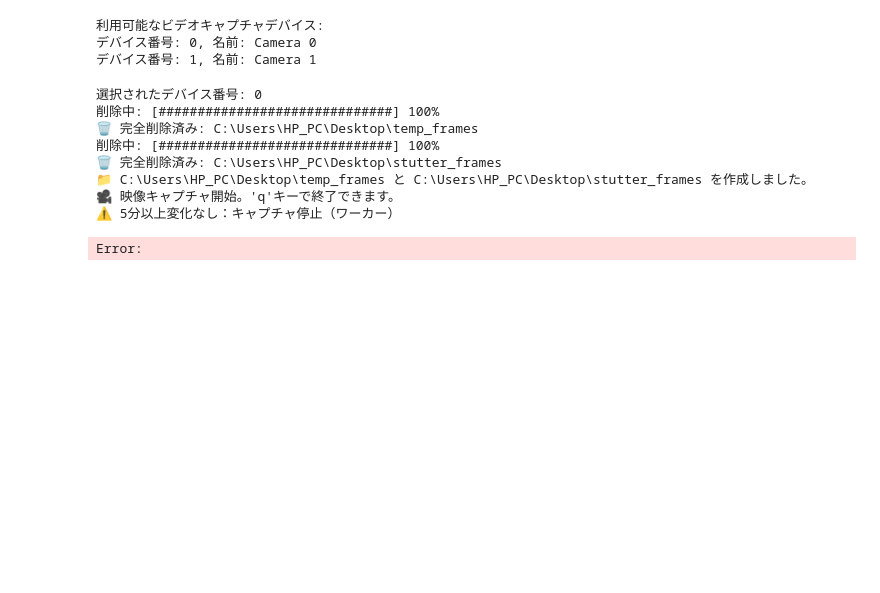
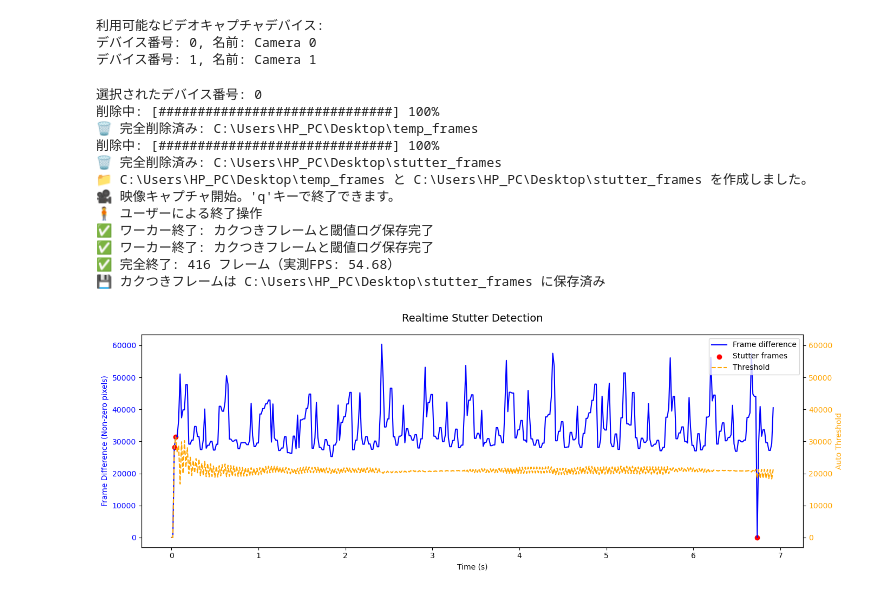
Before and after one commit to y-fukushima-0501/MAIN_workspace_TestProg_video, a Jupyter notebook: notebooks/v0.0.2.ipynb, the cells around one changed output. Cells and saved outputs as stored; diff of their text form; code cells hidden in the pictures; blank space fills up the shorter version.

```diff
--- a/notebooks/v0.0.2.ipynb
+++ b/notebooks/v0.0.2.ipynb
@@ -805,60 +752,49 @@ def plot_stutter(frames, stutter_frames, fps=60):
 
 # Python では、この書き方をすると
 # 「このファイルを直接実行したときだけ、以下の処理を動かす」という意味
 if __name__ == "__main__":
     # list_video_devices 関数を呼んで、PCに接続されているカメラを探す
     # 戻り値 devices は [(0, 'Camera 0'), (1, 'Camera 1'), ...] の形式
     devices = list_video_devices()
     if not devices:
         print("利用可能なカメラが見つかりませんでした")
     else:
         # launch_gui 関数で、ユーザーにカメラを選ばせる
         # 戻り値 selected_device は選択されたカメラのデバイス番号
         selected_device = launch_gui(devices)
         if selected_device is not None:
             print(f"選択されたデバイス番号: {selected_device}")
         else:
             print("カメラが選択されませんでした（GUIを閉じました）")
 
     # 「カメラが選ばれたときだけキャプチャを開始する」 という安全策
     if selected_device is not None:
-        frame_count, output_folder, actual_fps, stutter_frames = start_capture_and_detect(
-            device_number=selected_device,  # GUIで選ばれたデバイスを使用
-            capture_fps=60,                # キャプチャFPS
-            display_fps=10,                # プレビュー表示FPS
-            min_time_diff=0.1,             # カクつき最小検知時間
-            stop_no_diff_sec=300,          # 変化なしで自動停止する秒数
-            threshold_method='std',        # 自動閾値計算方法
-            k=2.0                          # 標準偏差倍率
+        # --- キャプチャ＆逐次カクつき検知実行 ---
+        frame_count, output_folder, actual_fps, stutter_files = start_capture_and_detect_worker(
+            device_number=selected_device,
+            width=720,
+            height=480,
+            capture_fps=60,
+            display_fps=10,
+            min_time_diff=0.1,
+            max_temp_frames=36000,
+            stop_no_diff_sec=300,
+            k=2.0
         )
 
-        # 保存済み PNG からフレームを読み込む
-        temp_folder = os.path.join(os.path.expanduser("~"), "Desktop", "temp_frames")
-        frame_files = sorted([f for f in os.listdir(temp_folder) if f.endswith('.png')])
-        frames = [cv2.imread(os.path.join(temp_folder, f)) for f in frame_files]
-
-        # stutter_frames は output_folder 内の PNG からフレーム番号を取得
-        output_folder = os.path.join(os.path.expanduser("~"), "Desktop", "stutter_frames")
-        stutter_frames = []
-        for f in os.listdir(output_folder):
-            if f.startswith('stutter_') and f.endswith('.png'):
-                # ファイル名から最後の数値部分を抽出してフレーム番号として記録
-                match = re.search(r'(\d+)\.png$', f)
-                if match:
-                    stutter_frames.append(int(match.group(1)))
-
-        # フレーム番号を昇順にソート
-        stutter_frames = sorted(stutter_frames)
-
-        # 可視化関数で時間軸と差分値をグラフ表示
-        plot_stutter(frames, stutter_frames, fps=60)
+        # CSVログからグラフ化（フレーム画像を読み込む必要なし）
+        plot_stutter_csv(output_folder, fps=60)
 # %% [output]
 選択されたデバイス番号: 0
 削除中: [##############################] 100%
 🗑️ 完全削除済み: C:\Users\HP_PC\Desktop\temp_frames
 削除中: [##############################] 100%
 🗑️ 完全削除済み: C:\Users\HP_PC\Desktop\stutter_frames
 📁 C:\Users\HP_PC\Desktop\temp_frames と C:\Users\HP_PC\Desktop\stutter_frames を作成しました。
 🎥 映像キャプチャ開始。'q'キーで終了できます。
-⚠ 5分以上変化なし：キャプチャ停止（ワーカー）
+🧍 ユーザーによる終了操作
+✅ ワーカー終了: カクつきフレームと閾値ログ保存完了
+✅ ワーカー終了: カクつきフレームと閾値ログ保存完了
+✅ 完全終了: 416 フレーム（実測FPS: 54.68）
+💾 カクつきフレームは C:\Users\HP_PC\Desktop\stutter_frames に保存済み
-Error:
+[figure, added]
```
Also changed, not shown: parts of 7 cells of this notebook.
